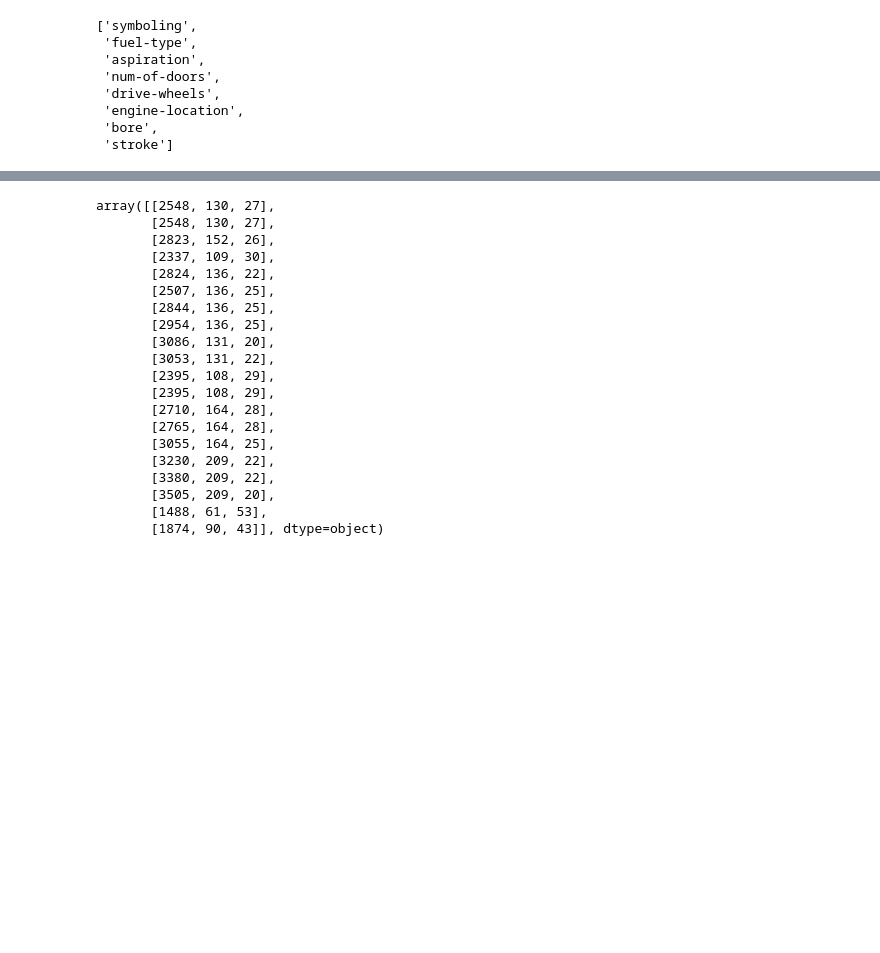
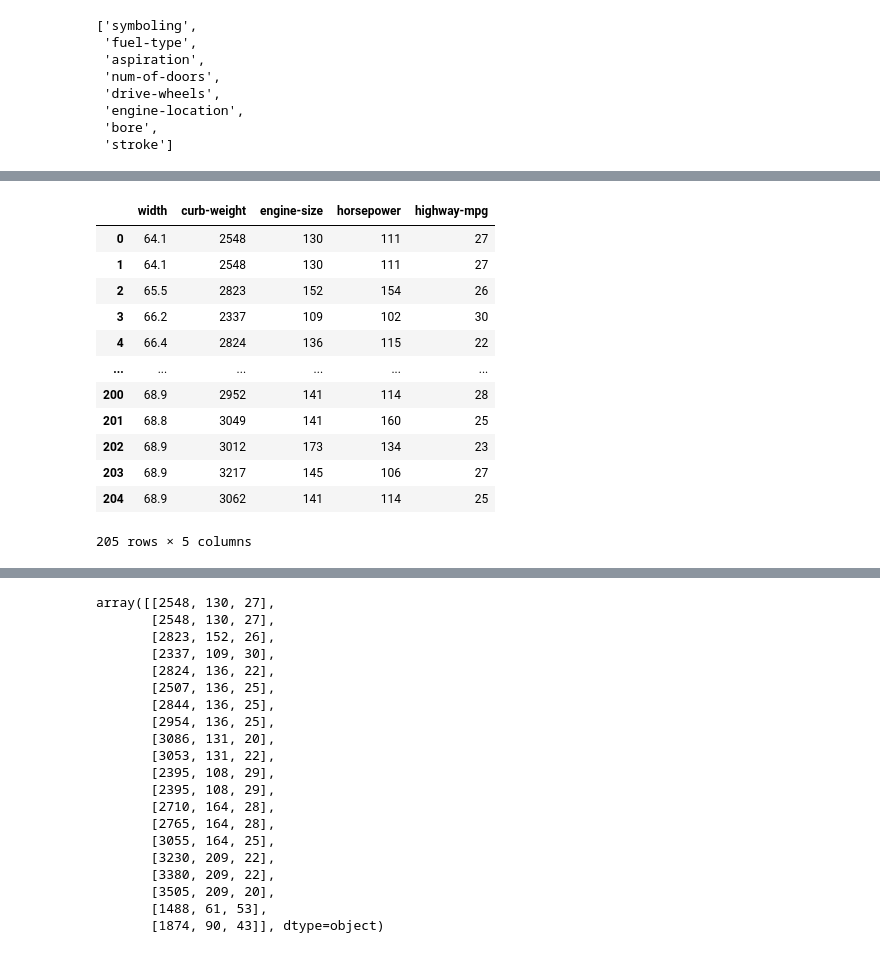
Before and after one commit to Yuliia-03/dsml_Bohak, a Jupyter notebook: lab3/lab3.ipynb, the cells around one changed output, grey strips where cells are left out. Drawn from its saved outputs; the diff is of its cells as text; code cells hidden in the pictures; blank space fills up the shorter version.

```diff
--- a/lab3/lab3.ipynb
+++ b/lab3/lab3.ipynb
@@ -372,0 +450,21 @@ deleted_features
+# %%
+selectKbest = SelectKBest(k=5, score_func=f_regression)
+selectKbest.fit(data_without_price, transformed_data["price"])
+kBest_data = selectKbest.transform(data_without_price)
+selected_features = selectKbest.get_feature_names_out(
+    transformed_data.columns[:len(transformed_data.columns) - 1])
+display(pd.DataFrame(kBest_data, columns=selected_features))
+# %% [output]
+|  | width | curb-weight | engine-size | horsepower | highway-mpg |
+| 0 | 64.1 | 2548 | 130 | 111 | 27 |
+| 1 | 64.1 | 2548 | 130 | 111 | 27 |
+| 2 | 65.5 | 2823 | 152 | 154 | 26 |
+| 3 | 66.2 | 2337 | 109 | 102 | 30 |
+| 4 | 66.4 | 2824 | 136 | 115 | 22 |
+| ... | ... | ... | ... | ... | ... |
+| 200 | 68.9 | 2952 | 141 | 114 | 28 |
+| 201 | 68.8 | 3049 | 141 | 160 | 25 |
+| 202 | 68.9 | 3012 | 173 | 134 | 23 |
+| 203 | 68.9 | 3217 | 145 | 106 | 27 |
+| 204 | 68.9 | 3062 | 141 | 114 | 25 |
+205 rows × 5 columns
```
Also changed, not shown: parts of 8 cells of this notebook, 1 other file.
